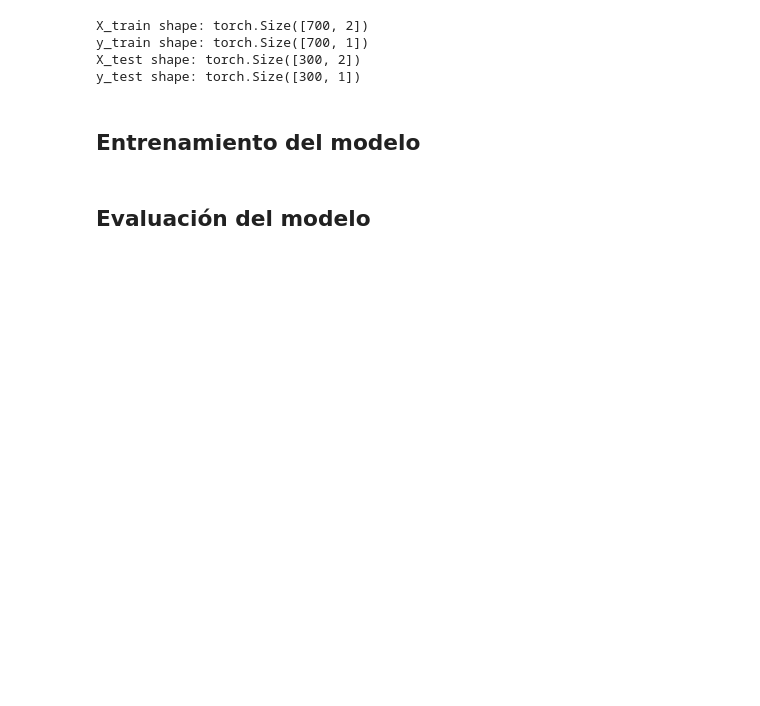
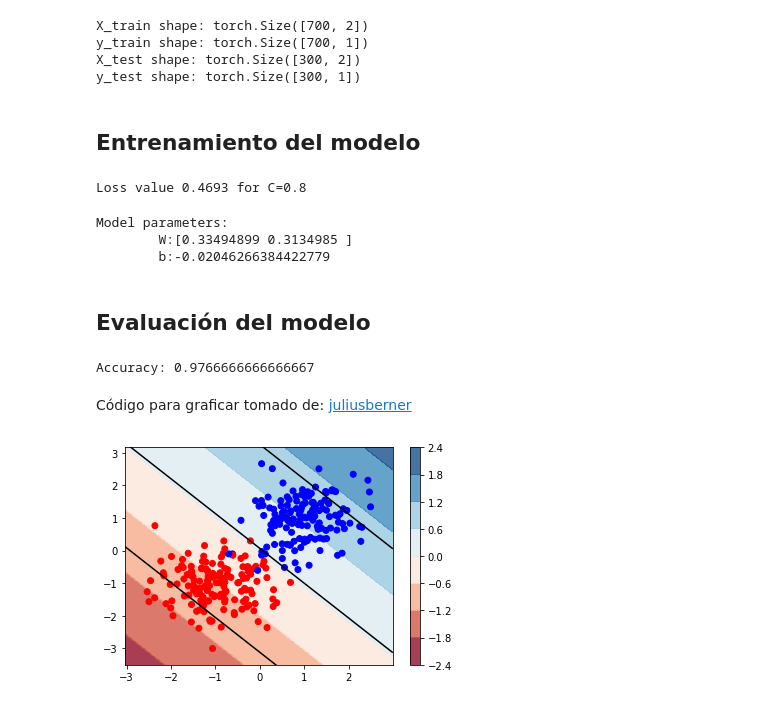
Before and after one commit to nestorivanmo/iimas-data-science, a Jupyter notebook: fall-21/machine-learning/labs/5-svms/svm-soft-margin-classifier.ipynb, the cells around one changed output. Drawn from its saved outputs; the diff is of its cells as text; code cells hidden in the pictures; blank space fills up the shorter version.

```diff
--- a/fall-21/machine-learning/labs/5-svms/svm-soft-margin-classifier.ipynb
+++ b/fall-21/machine-learning/labs/5-svms/svm-soft-margin-classifier.ipynb
@@ -29,12 +44,13 @@ Generar dos conjuntos de datos de 500 elementos cada uno, en dos dimensiones. Un
 torch.manual_seed(0)
 
 std = 0.65
+num_data = 500
 
-x1 = torch.normal(1, std, size=(500,2))
-y1 = torch.ones(500,1)
+x1 = torch.normal(1, std, size=(num_data,2))
+y1 = torch.ones(num_data,1)
 
-x2 = torch.normal(-1, std, size=(500, 2))
-y2 = -1*torch.ones(500,1)
+x2 = torch.normal(-1, std, size=(num_data, 2))
+y2 = -1*torch.ones(num_data,1)
 
 X = torch.cat((x1, x2), 0)
 y = torch.cat((y1, y2), 0)
@@ -69,3 +85,7 @@ X_test shape: torch.Size([300, 2])
 y_test shape: torch.Size([300, 1])
 # %% [markdown]
 ## Entrenamiento del modelo
+# %%
+train_dataloader = DataLoader(TensorDataset(X_train, y_train), shuffle=True, batch_size=10)
+model = torch.nn.Linear(2,1)
+optimizer = torch.optim.SGD(model.parameters(), lr=0.1)
@@ -72,2 +103,17 @@ y_test shape: torch.Size([300, 1])
+# %%
+C = 0.8
+loss = train(train_dataloader, model, optimizer, C, n_epochs=100)
+print(f"Loss value {round(loss.item(),4)} for C={C}")
+# %% [output]
+Loss value 0.4693 for C=0.8
+# %%
+W = np.array([model.weight[0][0].item(), model.weight[0][1].item()])
+b = model.bias[0].item()
+
+print(f"Model parameters:\n\tW:{W}\n\tb:{b}")
+# %% [output]
+Model parameters:
+        W:[0.33494899 0.3134985 ]
+        b:-0.02046266384422779
 # %% [markdown]
 ## Evaluación del modelo
@@ -73,0 +130,14 @@ y_test shape: torch.Size([300, 1])
+# %%
+acc = get_accuracy(model, X_test, y_test)
+print(f"Accuracy: {acc}")
+# %% [output]
+Accuracy: 0.9766666666666667
+# %% [markdown]
+Código para graficar tomado de: [juliusberner](https://github.com/juliusberner/svm_tf_pytorch/blob/master/svm_utils.py)
+# %%
+from svm_utils import plot
+X=X_test
+Y=y_test
+plot(X, Y, W=model.weight.t().detach().numpy(), b=-model.bias.detach().numpy())
+# %% [output]
+[figure, added]
```
Also changed, not shown: parts of 8 cells of this notebook, 2 other files.
